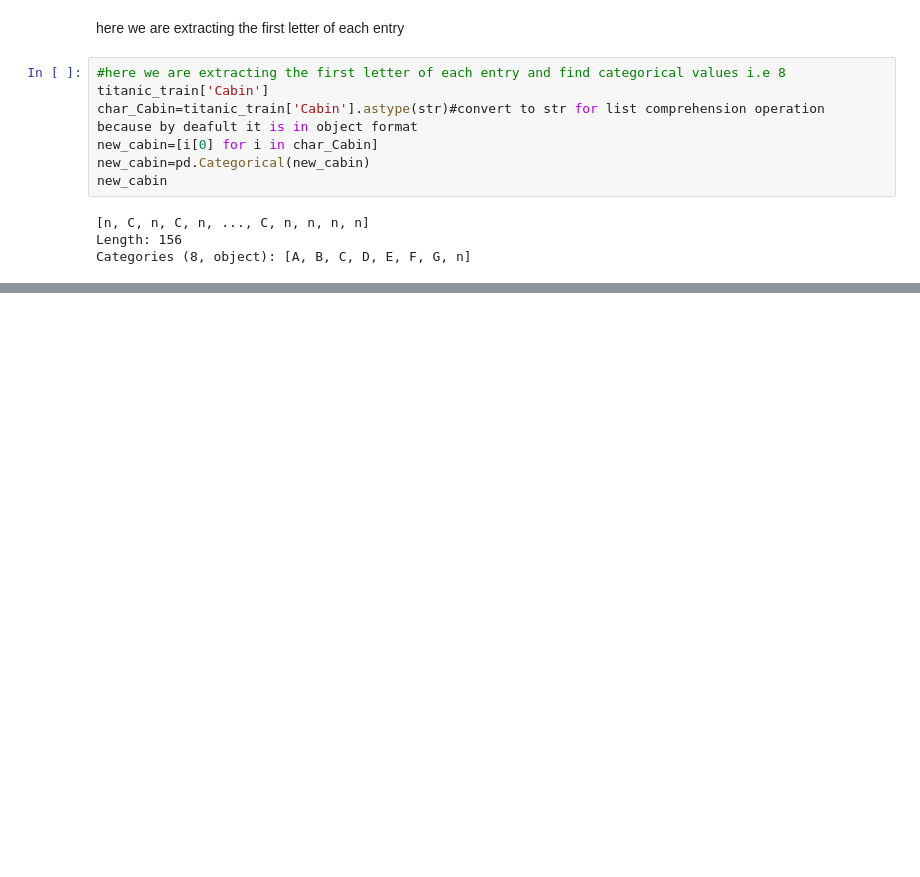
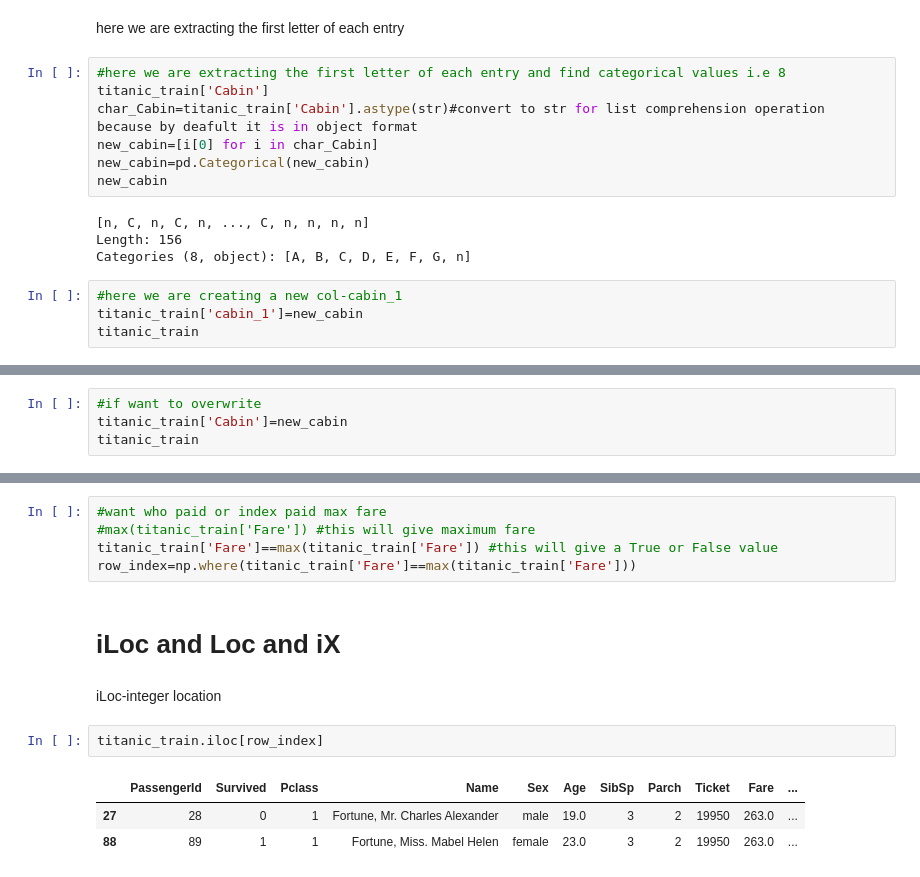
Before and after one commit to Parag18081994/Ghost, a Jupyter notebook: Python/Machine Learning iNeuron/19th_July_ML.ipynb, the cells around one changed output, grey strips where cells are left out. Saved outputs shown, nothing was run; the diff lists cells and outputs as text; blank space fills up the shorter version.

Commit message:
19th_July_ML 01.45
19th_July_ML 01.45
Topic covered-
1.Example-np.where()
2.iLoc

```diff
--- a/Python/Machine Learning iNeuron/19th_July_ML.ipynb
+++ b/Python/Machine Learning iNeuron/19th_July_ML.ipynb
@@ -377,3 +404,7 @@ new_cabin
 [n, C, n, C, n, ..., C, n, n, n, n]
 Length: 156
 Categories (8, object): [A, B, C, D, E, F, G, n]
+# %%
+#here we are creating a new col-cabin_1
+titanic_train['cabin_1']=new_cabin
+titanic_train
@@ -379,0 +425,4 @@ Categories (8, object): [A, B, C, D, E, F, G, n]
+# %%
+#if want to overwrite
+titanic_train['Cabin']=new_cabin
+titanic_train
@@ -400,0 +512,15 @@ pd.DataFrame(l)
+# %%
+#want who paid or index paid max fare
+#max(titanic_train['Fare']) #this will give maximum fare
+titanic_train['Fare']==max(titanic_train['Fare']) #this will give a True or False value
+row_index=np.where(titanic_train['Fare']==max(titanic_train['Fare']))
+# %% [markdown]
+# iLoc and Loc and iX
+# %% [markdown]
+iLoc-integer location
+# %%
+titanic_train.iloc[row_index]
+# %% [output]
+|  | PassengerId | Survived | Pclass | Name | Sex | Age | SibSp | Parch | Ticket | Fare | ... |
+| 27 | 28 | 0 | 1 | Fortune, Mr. Charles Alexander | male | 19.0 | 3 | 2 | 19950 | 263.0 | ... |
+| 88 | 89 | 1 | 1 | Fortune, Miss. Mabel Helen | female | 23.0 | 3 | 2 | 19950 | 263.0 | ... |
```
Also changed, not shown: parts of 20 cells of this notebook.
